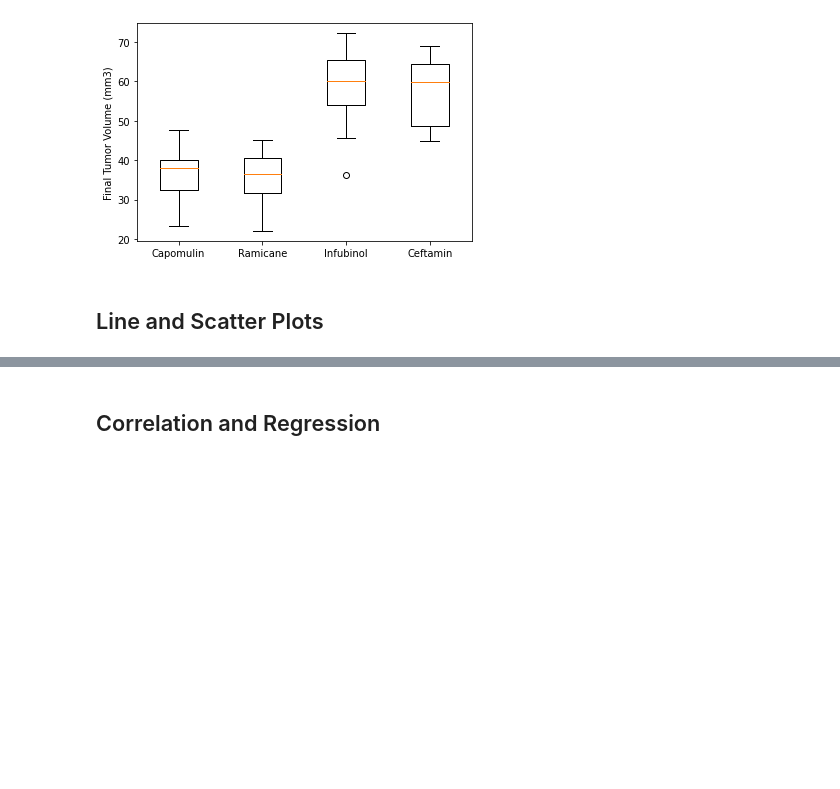
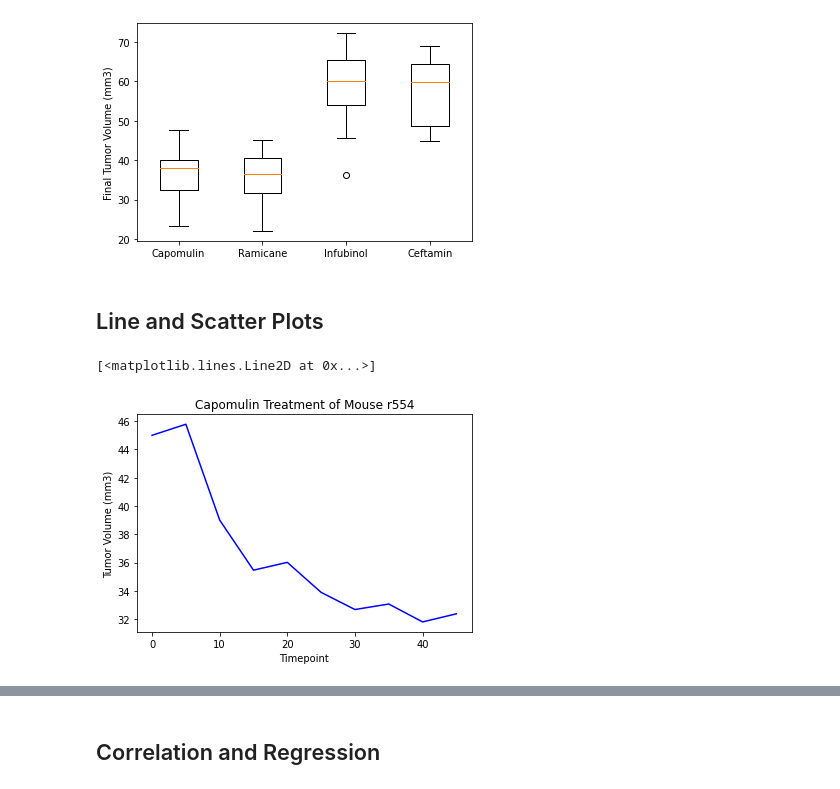
Before and after one commit to RBLevine/matplotlib-challenge, a Jupyter notebook: Pymaceuticals/pymaceuticals_starter.ipynb, the cells around one changed output, grey strips where cells are left out. Saved outputs shown, nothing was run; the diff lists cells and outputs as text; code cells hidden in the pictures; blank space fills up the shorter version.

```diff
--- a/Pymaceuticals/pymaceuticals_starter.ipynb
+++ b/Pymaceuticals/pymaceuticals_starter.ipynb
@@ -318,0 +315,15 @@ plt.show()
+# %%
+# Generate a line plot of tumor volume vs. time point for a mouse treated with Capomulin
+
+# Choose a mouse treated with Capomulin. I decided on: r554. create DF with only that ID's info
+capMouse=cleaned_data.loc[cleaned_data["Mouse ID"]=="r554"]
+
+tumorVol=capMouse["Tumor Volume (mm3)"]
+timePoint=capMouse["Timepoint"]
+plt.title("Capomulin Treatment of Mouse r554")
+plt.xlabel("Timepoint")
+plt.ylabel("Tumor Volume (mm3)")
+plt.plot(timePoint, tumorVol, color="blue")
+# %% [output]
+[<matplotlib.lines.Line2D at 0x...>]
+[figure, added]
```
Also changed, not shown: parts of 5 cells of this notebook.
